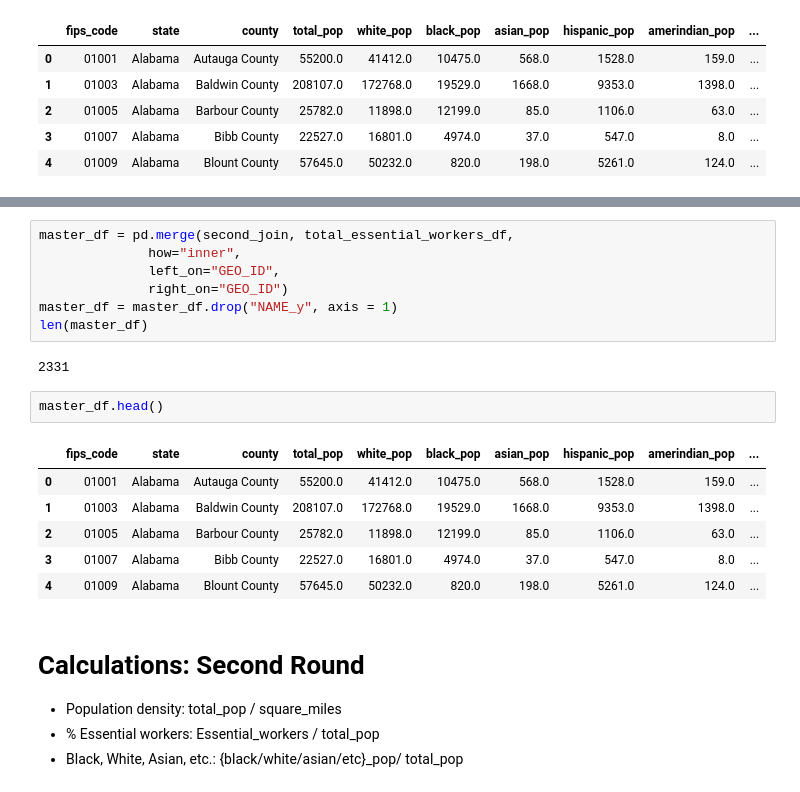
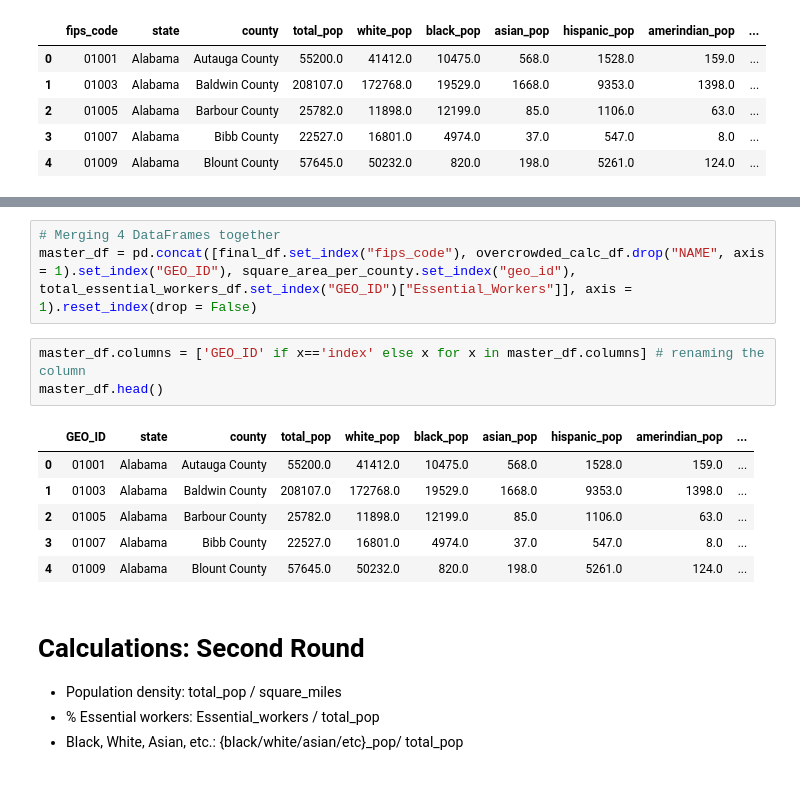
Before and after one commit to TashiNyangmi/MIT-Challenge-2020, a Jupyter notebook: c006_final_updated.ipynb, the cells around one changed output, grey strips where cells are left out. Cells and saved outputs as stored; diff of their text form.

```diff
--- a/c006_final_updated.ipynb
+++ b/c006_final_updated.ipynb
@@ -408,21 +393,16 @@ len(second_join)
-# %%
-master_df = pd.merge(second_join, total_essential_workers_df,
-              how="inner",
-              left_on="GEO_ID",
-              right_on="GEO_ID")
-master_df = master_df.drop("NAME_y", axis = 1)
-len(master_df)
-# %% [output]
-2331
-# %%
-master_df.head()
-# %% [output]
-|  | fips_code | state | county | total_pop | white_pop | black_pop | asian_pop | hispanic_pop | amerindian_pop | ... |
-| 0 | 01001 | Alabama | Autauga County | 55200.0 | 41412.0 | 10475.0 | 568.0 | 1528.0 | 159.0 | ... |
-| 1 | 01003 | Alabama | Baldwin County | 208107.0 | 172768.0 | 19529.0 | 1668.0 | 9353.0 | 1398.0 | ... |
-| 2 | 01005 | Alabama | Barbour County | 25782.0 | 11898.0 | 12199.0 | 85.0 | 1106.0 | 63.0 | ... |
-| 3 | 01007 | Alabama | Bibb County | 22527.0 | 16801.0 | 4974.0 | 37.0 | 547.0 | 8.0 | ... |
-| 4 | 01009 | Alabama | Blount County | 57645.0 | 50232.0 | 820.0 | 198.0 | 5261.0 | 124.0 | ... |
+# %%
+# Merging 4 DataFrames together
+master_df = pd.concat([final_df.set_index("fips_code"), overcrowded_calc_df.drop("NAME", axis = 1).set_index("GEO_ID"), square_area_per_county.set_index("geo_id"), total_essential_workers_df.set_index("GEO_ID")["Essential_Workers"]], axis = 1).reset_index(drop = False)
+# %%
+master_df.columns = ['GEO_ID' if x=='index' else x for x in master_df.columns] # renaming the column
+master_df.head()
+# %% [output]
+|  | GEO_ID | state | county | total_pop | white_pop | black_pop | asian_pop | hispanic_pop | amerindian_pop | ... |
+| 0 | 01001 | Alabama | Autauga County | 55200.0 | 41412.0 | 10475.0 | 568.0 | 1528.0 | 159.0 | ... |
+| 1 | 01003 | Alabama | Baldwin County | 208107.0 | 172768.0 | 19529.0 | 1668.0 | 9353.0 | 1398.0 | ... |
+| 2 | 01005 | Alabama | Barbour County | 25782.0 | 11898.0 | 12199.0 | 85.0 | 1106.0 | 63.0 | ... |
+| 3 | 01007 | Alabama | Bibb County | 22527.0 | 16801.0 | 4974.0 | 37.0 | 547.0 | 8.0 | ... |
+| 4 | 01009 | Alabama | Blount County | 57645.0 | 50232.0 | 820.0 | 198.0 | 5261.0 | 124.0 | ... |
 # %% [markdown]
 # Calculations: Second Round
 
```
Also changed, not shown: parts of 16 cells of this notebook.
